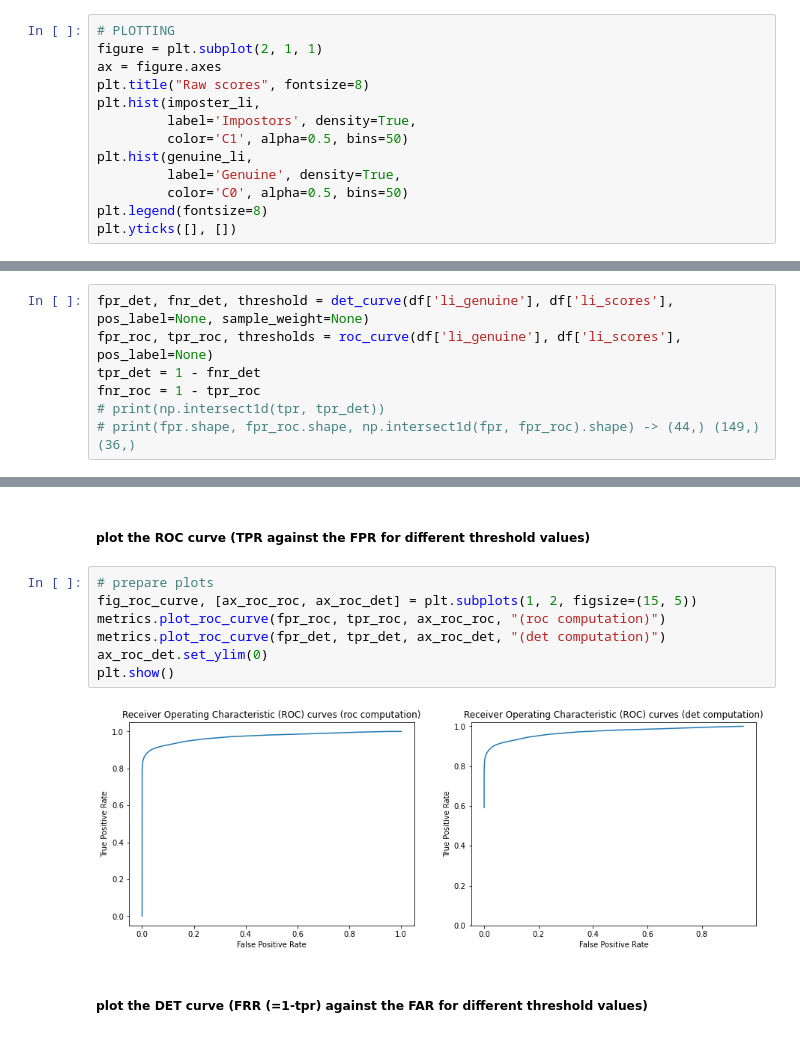
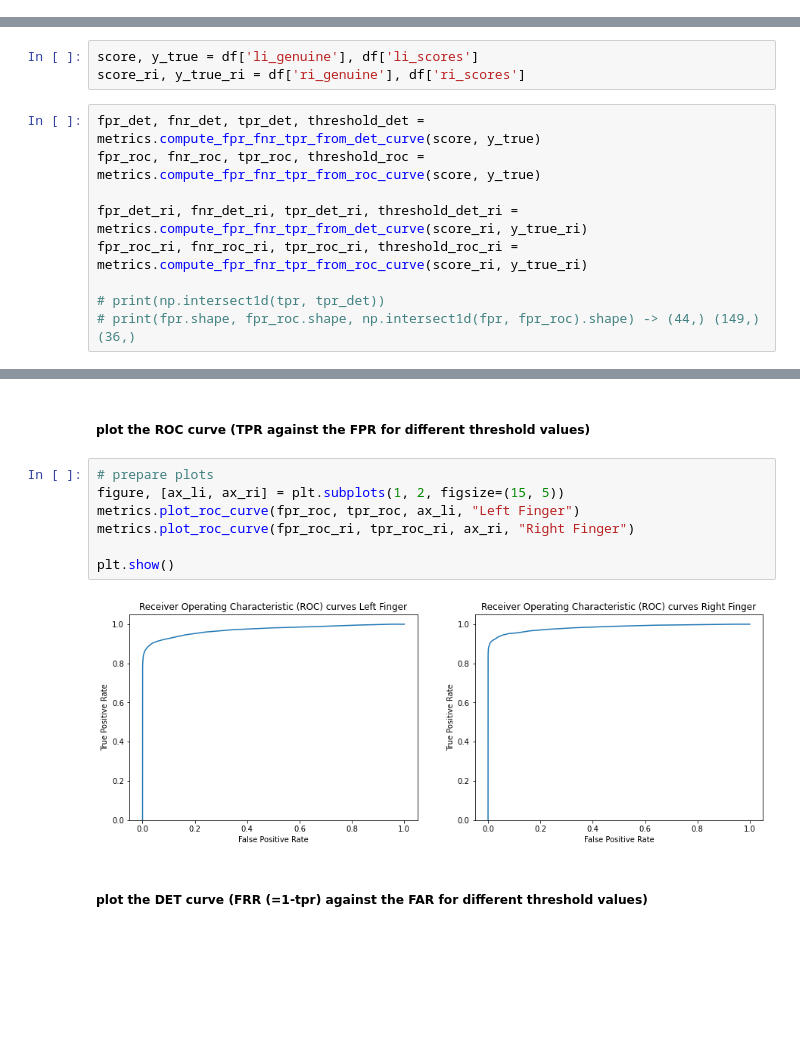
Before and after one commit to haroldsnyers/biometrics, a Jupyter notebook: Assignment1/assignment_1_2022.ipynb, the cells around one changed output, grey strips where cells are left out. Cells and saved outputs as stored; diff of their text form; blank space fills up the shorter version.

```diff
--- a/Assignment1/assignment_1_2022.ipynb
+++ b/Assignment1/assignment_1_2022.ipynb
@@ -163,13 +171,0 @@ imposter_li = df['li_scores'][df['li_genuine'] == 0]
-# %%
-# PLOTTING
-figure = plt.subplot(2, 1, 1)
-ax = figure.axes
-plt.title("Raw scores", fontsize=8)
-plt.hist(imposter_li,
-         label='Impostors', density=True,
-         color='C1', alpha=0.5, bins=50)
-plt.hist(genuine_li,
-         label='Genuine', density=True,
-         color='C0', alpha=0.5, bins=50)
-plt.legend(fontsize=8)
-plt.yticks([], [])
@@ -234,10 +232,15 @@ from sklearn.metrics import det_curve, DetCurveDisplay, roc_curve, RocCurveDispl
 # %% [markdown]
 ##### Calculate FPR, TPR from the matching scores
+# %%
+score, y_true = df['li_genuine'], df['li_scores']
+score_ri, y_true_ri = df['ri_genuine'], df['ri_scores']
 # %%
-fpr_det, fnr_det, threshold = det_curve(df['li_genuine'], df['li_scores'], pos_label=None, sample_weight=None)
-fpr_roc, tpr_roc, thresholds = roc_curve(df['li_genuine'], df['li_scores'], pos_label=None)
-tpr_det = 1 - fnr_det
-fnr_roc = 1 - tpr_roc
+fpr_det, fnr_det, tpr_det, threshold_det = metrics.compute_fpr_fnr_tpr_from_det_curve(score, y_true)
+fpr_roc, fnr_roc, tpr_roc, threshold_roc = metrics.compute_fpr_fnr_tpr_from_roc_curve(score, y_true)
+
+fpr_det_ri, fnr_det_ri, tpr_det_ri, threshold_det_ri = metrics.compute_fpr_fnr_tpr_from_det_curve(score_ri, y_true_ri)
+fpr_roc_ri, fnr_roc_ri, tpr_roc_ri, threshold_roc_ri = metrics.compute_fpr_fnr_tpr_from_roc_curve(score_ri, y_true_ri)
+
 # print(np.intersect1d(tpr, tpr_det))
 # print(fpr.shape, fpr_roc.shape, np.intersect1d(fpr, fpr_roc).shape) -> (44,) (149,) (36,)
 # %% [markdown]
@@ -281,13 +281,13 @@ p.set(xlabel="Decision Threshold", ylabel="Error Rate %", title="FAR and FRR as
 ##### plot the ROC curve (TPR against the FPR for different threshold values)
 # %%
 # prepare plots
-fig_roc_curve, [ax_roc_roc, ax_roc_det] = plt.subplots(1, 2, figsize=(15, 5))
-metrics.plot_roc_curve(fpr_roc, tpr_roc, ax_roc_roc, "(roc computation)")
-metrics.plot_roc_curve(fpr_det, tpr_det, ax_roc_det, "(det computation)")
-ax_roc_det.set_ylim(0)
+figure, [ax_li, ax_ri] = plt.subplots(1, 2, figsize=(15, 5))
+metrics.plot_roc_curve(fpr_roc, tpr_roc, ax_li, "Left Finger")
+metrics.plot_roc_curve(fpr_roc_ri, tpr_roc_ri, ax_ri, "Right Finger")
+
 plt.show()
 # %% [output]
-[figure, old version]
+[figure, new version]
 # %% [markdown]
 ##### plot the DET curve (FRR (=1-tpr) against the FAR for different threshold values)
 # %%
```
Also changed, not shown: parts of 33 cells of this notebook, 2 other files.
